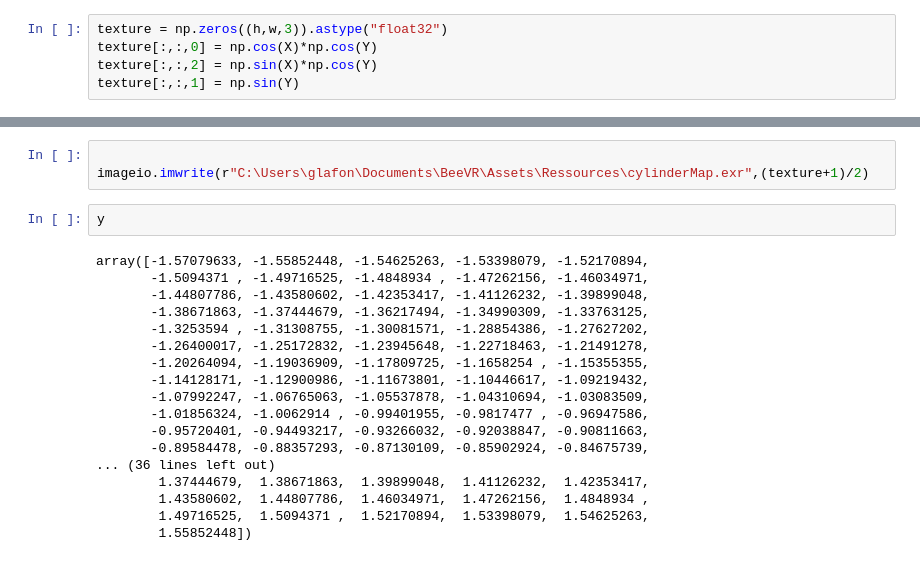
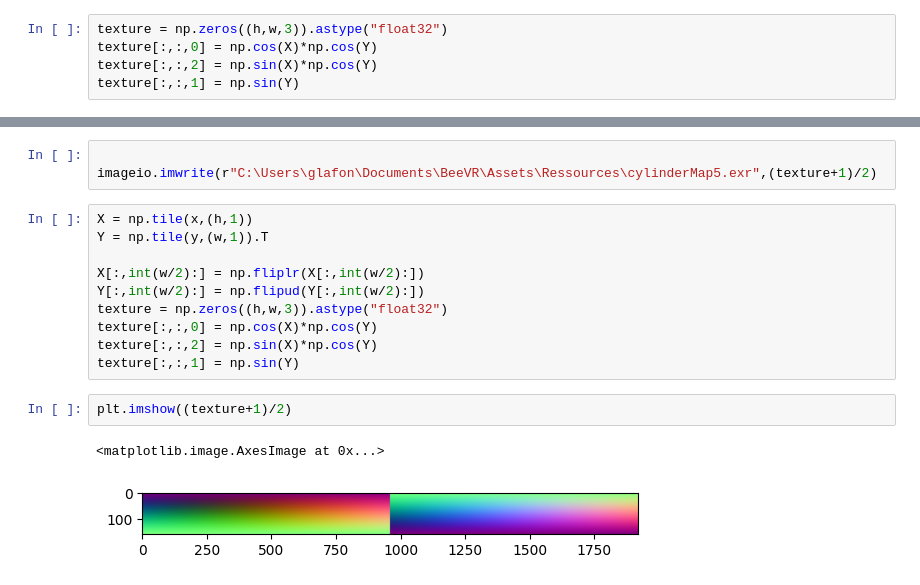
Before and after one commit to G-Lafon/BeeVR, a Jupyter notebook: Assets/Render/Camera_projection/Screen_texture.ipynb, the cells around one changed output, grey strips where cells are left out. Drawn from its saved outputs; the diff is of its cells as text.

```diff
--- a/Assets/Render/Camera_projection/Screen_texture.ipynb
+++ b/Assets/Render/Camera_projection/Screen_texture.ipynb
@@ -39,24 +36,19 @@ plt.imshow((texture+1)/2)
 # %%
 
-imageio.imwrite(r"C:\Users\glafon\Documents\BeeVR\Assets\Ressources\cylinderMap.exr",(texture+1)/2)
+imageio.imwrite(r"C:\Users\glafon\Documents\BeeVR\Assets\Ressources\cylinderMap5.exr",(texture+1)/2)
+# %%
+X = np.tile(x,(h,1))
+Y = np.tile(y,(w,1)).T
+
+X[:,int(w/2):] = np.fliplr(X[:,int(w/2):])
+Y[:,int(w/2):] = np.flipud(Y[:,int(w/2):])
+texture = np.zeros((h,w,3)).astype("float32")
+texture[:,:,0] = np.cos(X)*np.cos(Y)
+texture[:,:,2] = np.sin(X)*np.cos(Y)
+texture[:,:,1] = np.sin(Y)
 # %%
-y
+plt.imshow((texture+1)/2)
 # %% [output]
-array([-1.57079633, -1.55852448, -1.54625263, -1.53398079, -1.52170894,
-       -1.5094371 , -1.49716525, -1.4848934 , -1.47262156, -1.46034971,
-       -1.44807786, -1.43580602, -1.42353417, -1.41126232, -1.39899048,
-       -1.38671863, -1.37444679, -1.36217494, -1.34990309, -1.33763125,
-       -1.3253594 , -1.31308755, -1.30081571, -1.28854386, -1.27627202,
-       -1.26400017, -1.25172832, -1.23945648, -1.22718463, -1.21491278,
-       -1.20264094, -1.19036909, -1.17809725, -1.1658254 , -1.15355355,
-       -1.14128171, -1.12900986, -1.11673801, -1.10446617, -1.09219432,
-       -1.07992247, -1.06765063, -1.05537878, -1.04310694, -1.03083509,
-       -1.01856324, -1.0062914 , -0.99401955, -0.9817477 , -0.96947586,
-       -0.95720401, -0.94493217, -0.93266032, -0.92038847, -0.90811663,
-       -0.89584478, -0.88357293, -0.87130109, -0.85902924, -0.84675739,
-... (36 lines left out)
-        1.37444679,  1.38671863,  1.39899048,  1.41126232,  1.42353417,
-        1.43580602,  1.44807786,  1.46034971,  1.47262156,  1.4848934 ,
-        1.49716525,  1.5094371 ,  1.52170894,  1.53398079,  1.54625263,
-        1.55852448])
+<matplotlib.image.AxesImage at 0x...>
+[figure, added]
 # %%
```
Also changed, not shown: parts of 5 cells of this notebook, 25 other files.
